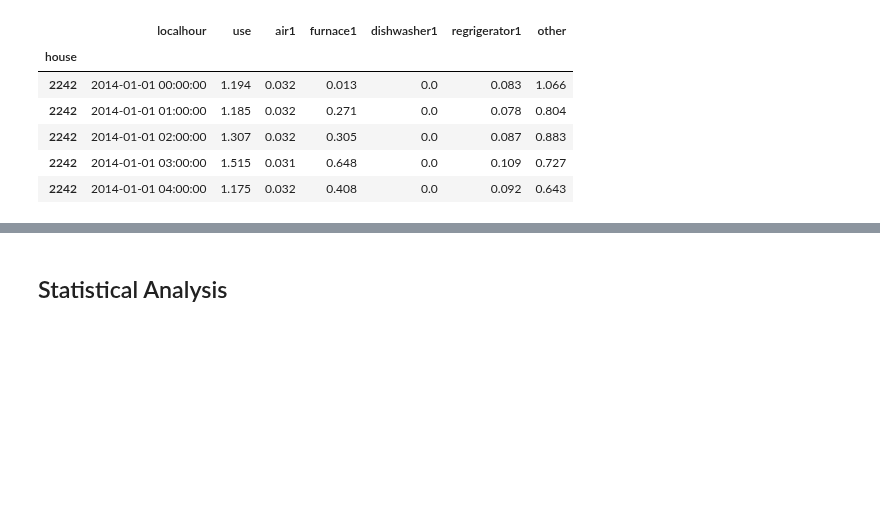
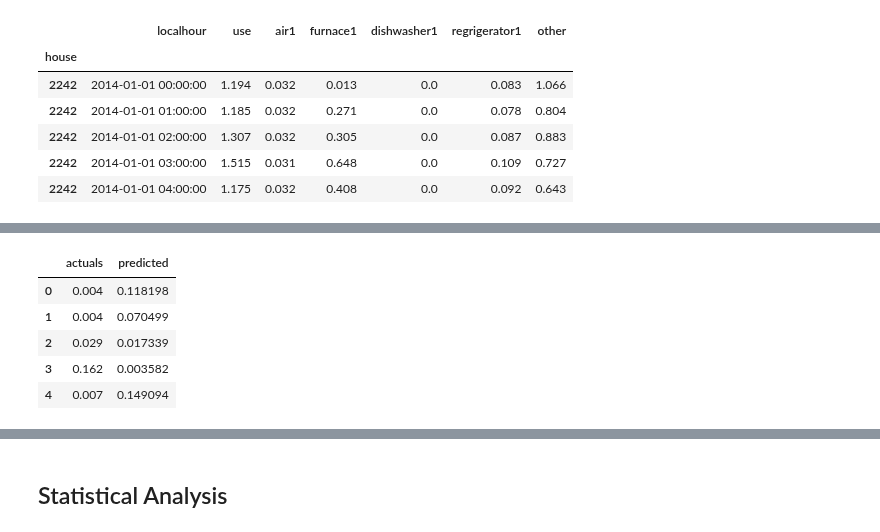
Before and after one commit to bondxue/Discriminative-Sparse-Coding-for-Energy-Disaggregation, a Jupyter notebook: DDSC.ipynb, the cells around one changed output, grey strips where cells are left out. Cells and saved outputs as stored; diff of their text form; code cells hidden in the pictures; blank space fills up the shorter version.

```diff
--- a/DDSC.ipynb
+++ b/DDSC.ipynb
@@ -490,10 +506,17 @@ ax6.set_xlabel('Hours')
 # %%
 x = range(x_train[list(x_train.keys())[0]].shape[0])
-y_dish_true = np.asarray(x_test[list(x_test.keys())[1]])[0:,house]
-y_dish_pred = np.asarray(list(x_predict)[1])[0:,house]
+y_air_true = np.asarray(x_test[list(x_test.keys())[3]])[0:,house]
+y_air_pred = np.asarray(list(x_predict)[3])[0:,house]
 
-result_df = pd.DataFrame({'actuals':y_dish_true, 'predicted':y_dish_pred})
+result_df = pd.DataFrame({'actuals':y_air_true, 'predicted':y_air_pred})
 result_df.head()
+# %% [output]
+|  | actuals | predicted |
+| 0 | 0.004 | 0.118198 |
+| 1 | 0.004 | 0.070499 |
+| 2 | 0.029 | 0.017339 |
+| 3 | 0.162 | 0.003582 |
+| 4 | 0.007 | 0.149094 |
 # %%
 def detect_classify_anomalies(df,window):
     df['error']=df['actuals']-df['predicted']
```
Also changed, not shown: parts of 9 cells of this notebook.
